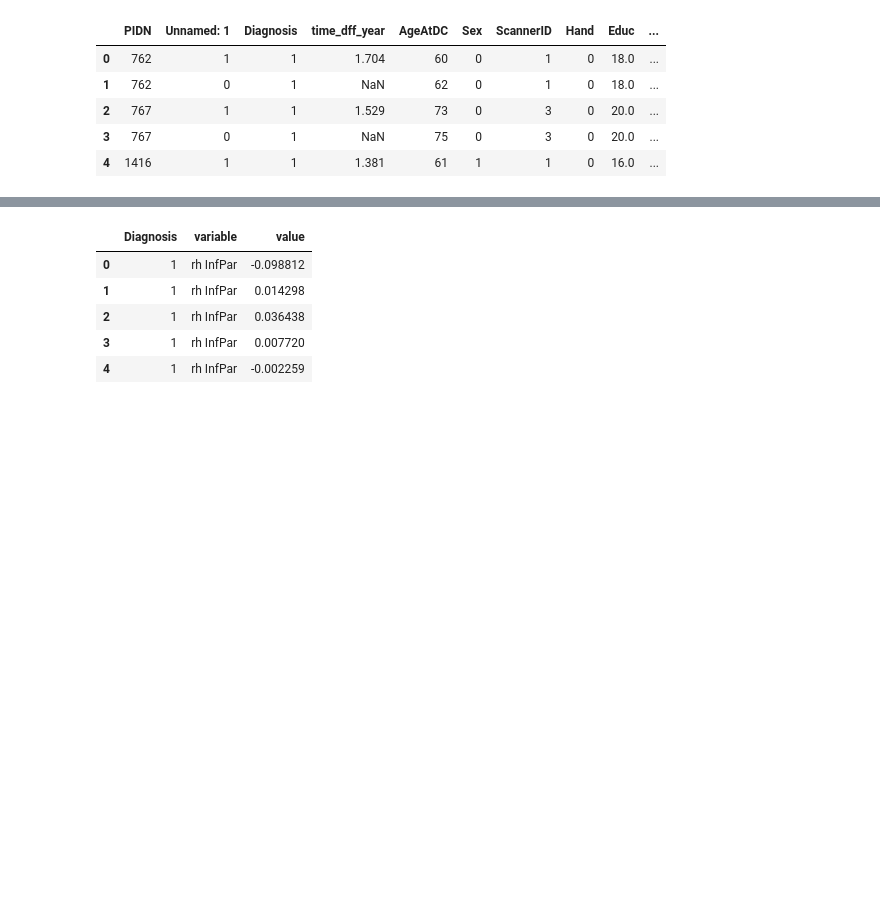
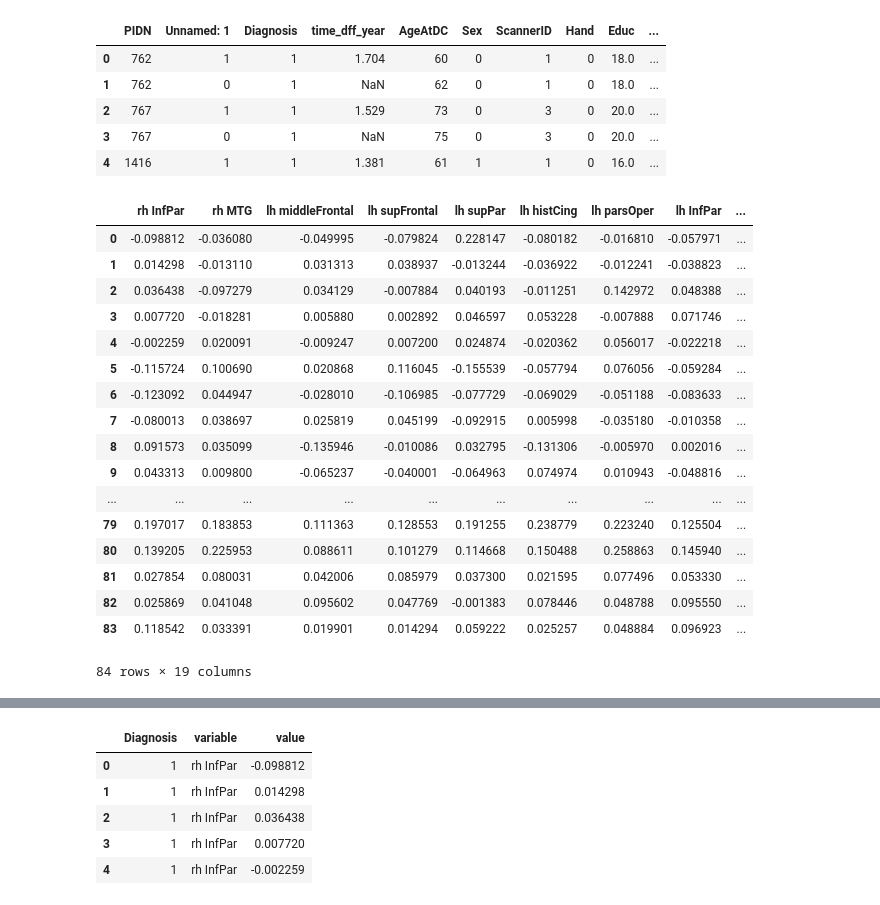
Before and after one commit to RoyMassett/Roy_Ava_Clustering_2019, a Jupyter notebook: notebooks/Thickness_Interaction_Clustering.ipynb, the cells around one changed output, grey strips where cells are left out. Cells and saved outputs as stored; diff of their text form; code cells hidden in the pictures; blank space fills up the shorter version.

```diff
--- a/notebooks/Thickness_Interaction_Clustering.ipynb
+++ b/notebooks/Thickness_Interaction_Clustering.ipynb
@@ -95,9 +95,31 @@ interaction.head()
 # %%
 changes = interaction_features_with_PIDN.groupby("PIDN").diff()
 changes = changes.iloc[1::2]
 changes = -changes
 changes_with_diagnosis = changes.copy()
+changes = changes.set_index(pd.Index(range(84)))
 changes_with_diagnosis["Diagnosis"] = interaction[1::2]["Diagnosis"]
+changes_with_diagnosis = changes_with_diagnosis.set_index(pd.Index(range(84)))
+changes_with_diagnosis
+# %% [output]
+|  | rh InfPar | rh MTG | lh middleFrontal | lh supFrontal | lh supPar | lh histCing | lh parsOper | lh InfPar | ... |
+| 0 | -0.098812 | -0.036080 | -0.049995 | -0.079824 | 0.228147 | -0.080182 | -0.016810 | -0.057971 | ... |
+| 1 | 0.014298 | -0.013110 | 0.031313 | 0.038937 | -0.013244 | -0.036922 | -0.012241 | -0.038823 | ... |
+| 2 | 0.036438 | -0.097279 | 0.034129 | -0.007884 | 0.040193 | -0.011251 | 0.142972 | 0.048388 | ... |
+| 3 | 0.007720 | -0.018281 | 0.005880 | 0.002892 | 0.046597 | 0.053228 | -0.007888 | 0.071746 | ... |
+| 4 | -0.002259 | 0.020091 | -0.009247 | 0.007200 | 0.024874 | -0.020362 | 0.056017 | -0.022218 | ... |
+| 5 | -0.115724 | 0.100690 | 0.020868 | 0.116045 | -0.155539 | -0.057794 | 0.076056 | -0.059284 | ... |
+| 6 | -0.123092 | 0.044947 | -0.028010 | -0.106985 | -0.077729 | -0.069029 | -0.051188 | -0.083633 | ... |
+| 7 | -0.080013 | 0.038697 | 0.025819 | 0.045199 | -0.092915 | 0.005998 | -0.035180 | -0.010358 | ... |
+| 8 | 0.091573 | 0.035099 | -0.135946 | -0.010086 | 0.032795 | -0.131306 | -0.005970 | 0.002016 | ... |
+| 9 | 0.043313 | 0.009800 | -0.065237 | -0.040001 | -0.064963 | 0.074974 | 0.010943 | -0.048816 | ... |
+| ... | ... | ... | ... | ... | ... | ... | ... | ... | ... |
+| 79 | 0.197017 | 0.183853 | 0.111363 | 0.128553 | 0.191255 | 0.238779 | 0.223240 | 0.125504 | ... |
+| 80 | 0.139205 | 0.225953 | 0.088611 | 0.101279 | 0.114668 | 0.150488 | 0.258863 | 0.145940 | ... |
+| 81 | 0.027854 | 0.080031 | 0.042006 | 0.085979 | 0.037300 | 0.021595 | 0.077496 | 0.053330 | ... |
+| 82 | 0.025869 | 0.041048 | 0.095602 | 0.047769 | -0.001383 | 0.078446 | 0.048788 | 0.095550 | ... |
+| 83 | 0.118542 | 0.033391 | 0.019901 | 0.014294 | 0.059222 | 0.025257 | 0.048884 | 0.096923 | ... |
+84 rows × 19 columns
 # %%
 changes.hist(figsize = [20, 20])
 # %% [output]
```
Also changed, not shown: parts of 2 cells of this notebook.
